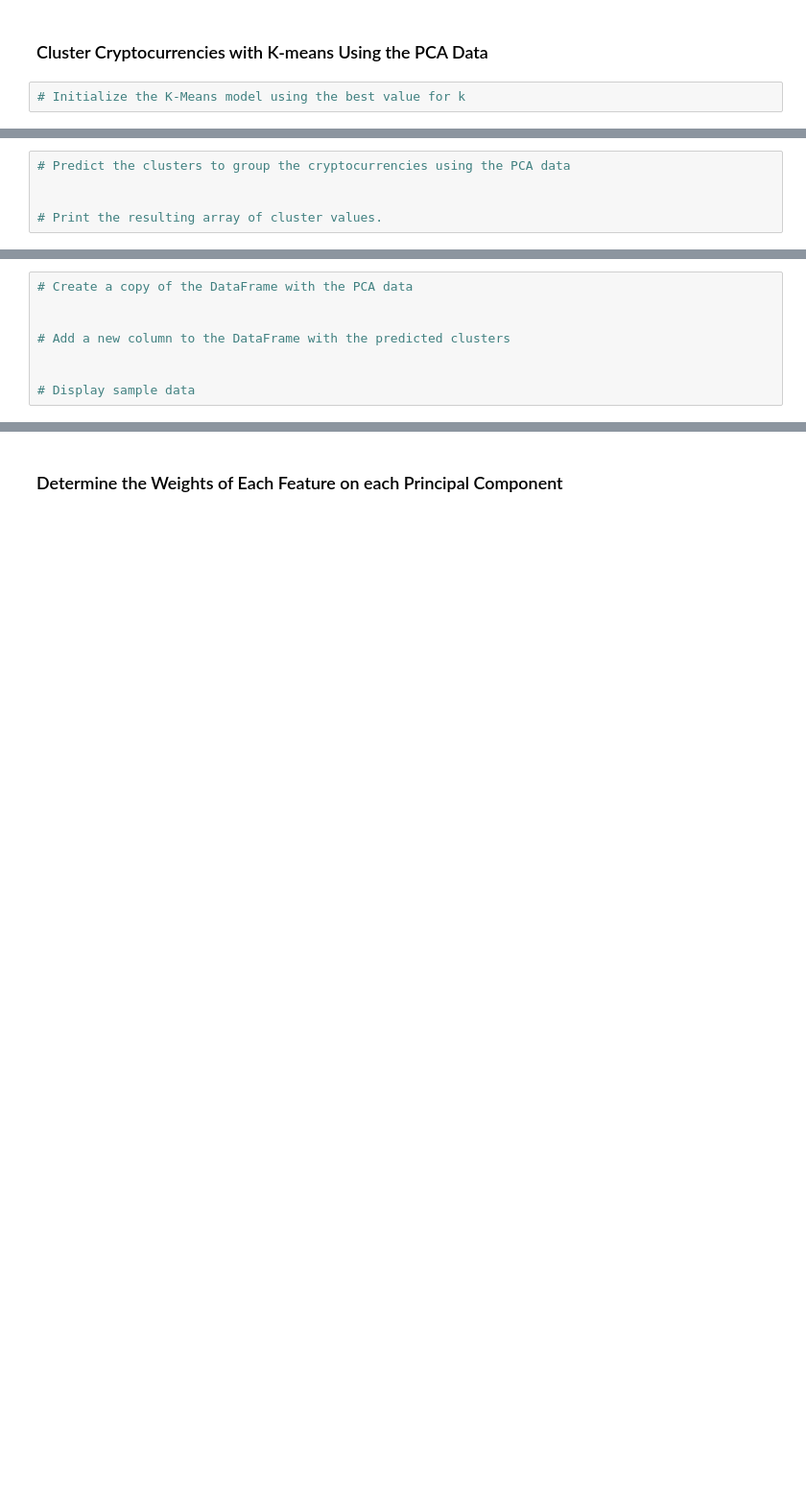
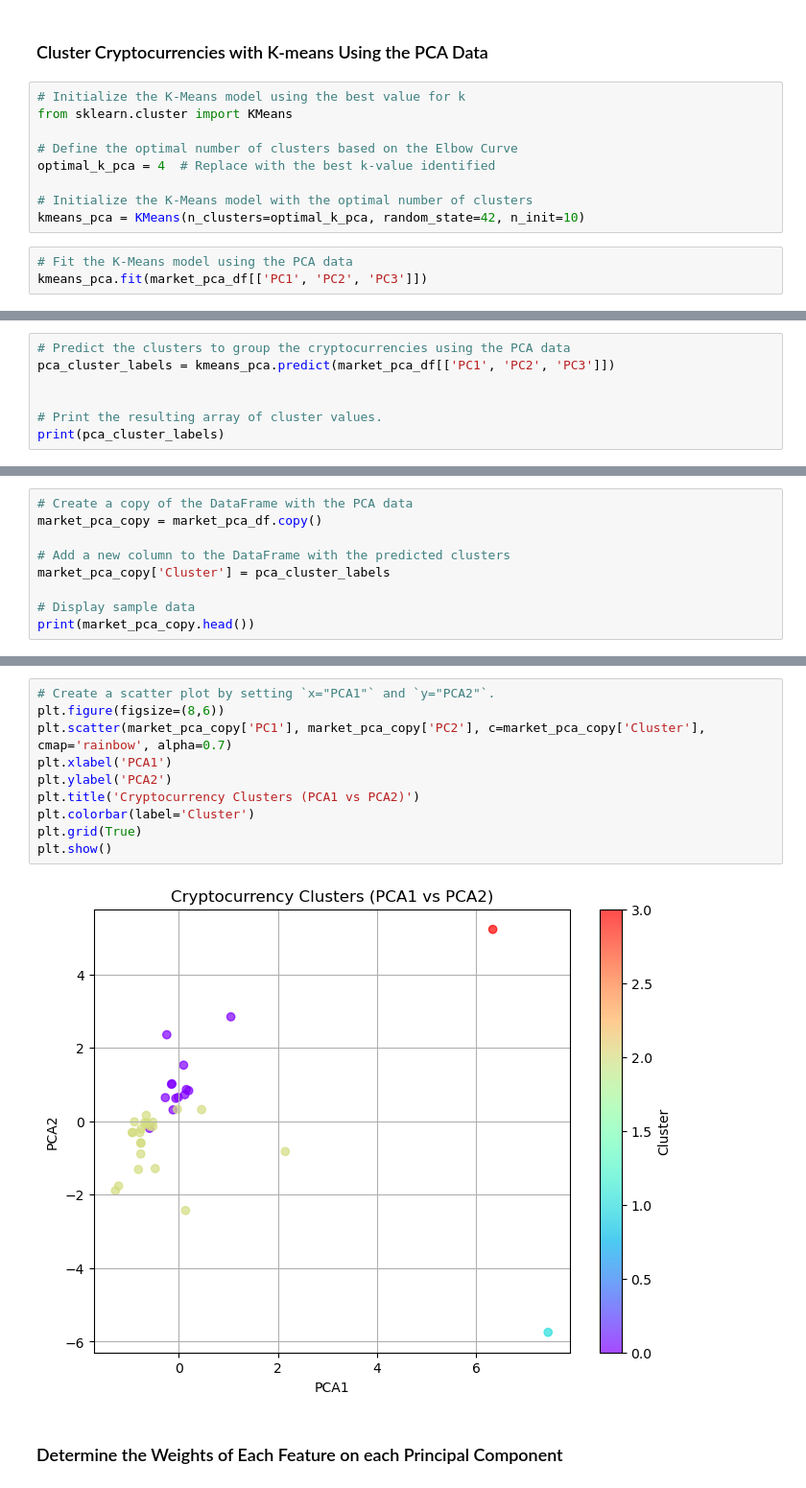
Before and after one commit to chadlbradford/CryptoClustering, a Jupyter notebook: Crypto_Clustering.ipynb, the cells around one changed output, grey strips where cells are left out. Shown at 96% size. Drawn from its saved outputs; the diff is of its cells as text; blank space fills up the shorter version.

```diff
--- a/Crypto_Clustering.ipynb
+++ b/Crypto_Clustering.ipynb
@@ -415,4 +415,14 @@ plt.show()
 # %% [markdown]
 ### Cluster Cryptocurrencies with K-means Using the PCA Data
+# %%
+# Initialize the K-Means model using the best value for k
+from sklearn.cluster import KMeans
+
+# Define the optimal number of clusters based on the Elbow Curve
+optimal_k_pca = 4  # Replace with the best k-value identified
+
+# Initialize the K-Means model with the optimal number of clusters
+kmeans_pca = KMeans(n_clusters=optimal_k_pca, random_state=42, n_init=10)
 # %%
-# Initialize the K-Means model using the best value for k
+# Fit the K-Means model using the PCA data
+kmeans_pca.fit(market_pca_df[['PC1', 'PC2', 'PC3']])
@@ -421,5 +431,7 @@ plt.show()
 # %%
 # Predict the clusters to group the cryptocurrencies using the PCA data
+pca_cluster_labels = kmeans_pca.predict(market_pca_df[['PC1', 'PC2', 'PC3']])
 
 
 # Print the resulting array of cluster values.
+print(pca_cluster_labels)
@@ -426,8 +441,9 @@ plt.show()
 # %%
 # Create a copy of the DataFrame with the PCA data
-
+market_pca_copy = market_pca_df.copy()
 
 # Add a new column to the DataFrame with the predicted clusters
-
+market_pca_copy['Cluster'] = pca_cluster_labels
 
 # Display sample data
+print(market_pca_copy.head())
@@ -436,2 +458,14 @@ plt.show()
+# %%
+# Create a scatter plot by setting `x="PCA1"` and `y="PCA2"`.
+plt.figure(figsize=(8,6))
+plt.scatter(market_pca_copy['PC1'], market_pca_copy['PC2'], c=market_pca_copy['Cluster'], cmap='rainbow', alpha=0.7)
+plt.xlabel('PCA1')
+plt.ylabel('PCA2')
+plt.title('Cryptocurrency Clusters (PCA1 vs PCA2)')
+plt.colorbar(label='Cluster')
+plt.grid(True)
+plt.show()
+# %% [output]
+[figure, added]
 # %% [markdown]
 ### Determine the Weights of Each Feature on each Principal Component
```
Also changed, not shown: parts of 10 cells of this notebook, 1 other file.
